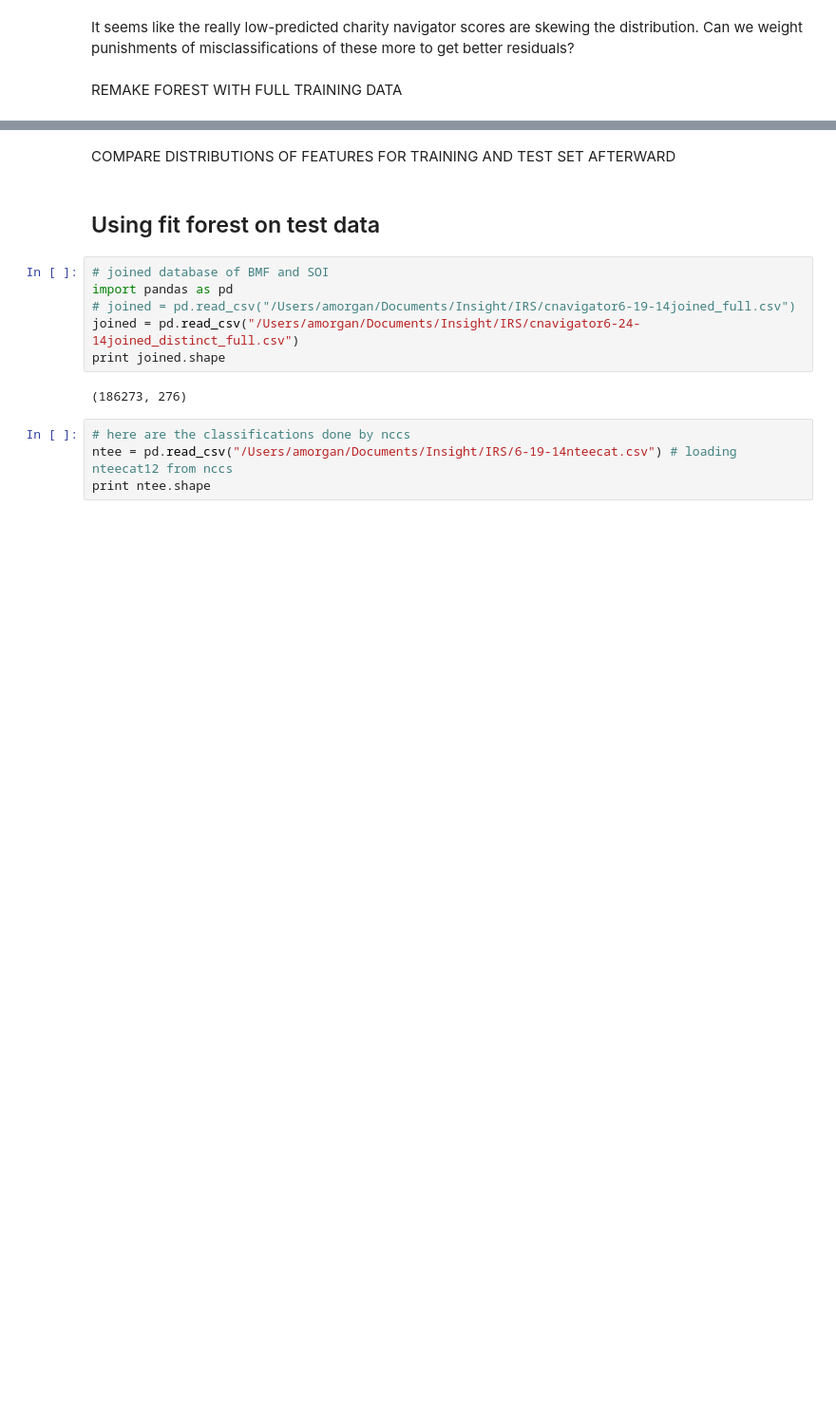
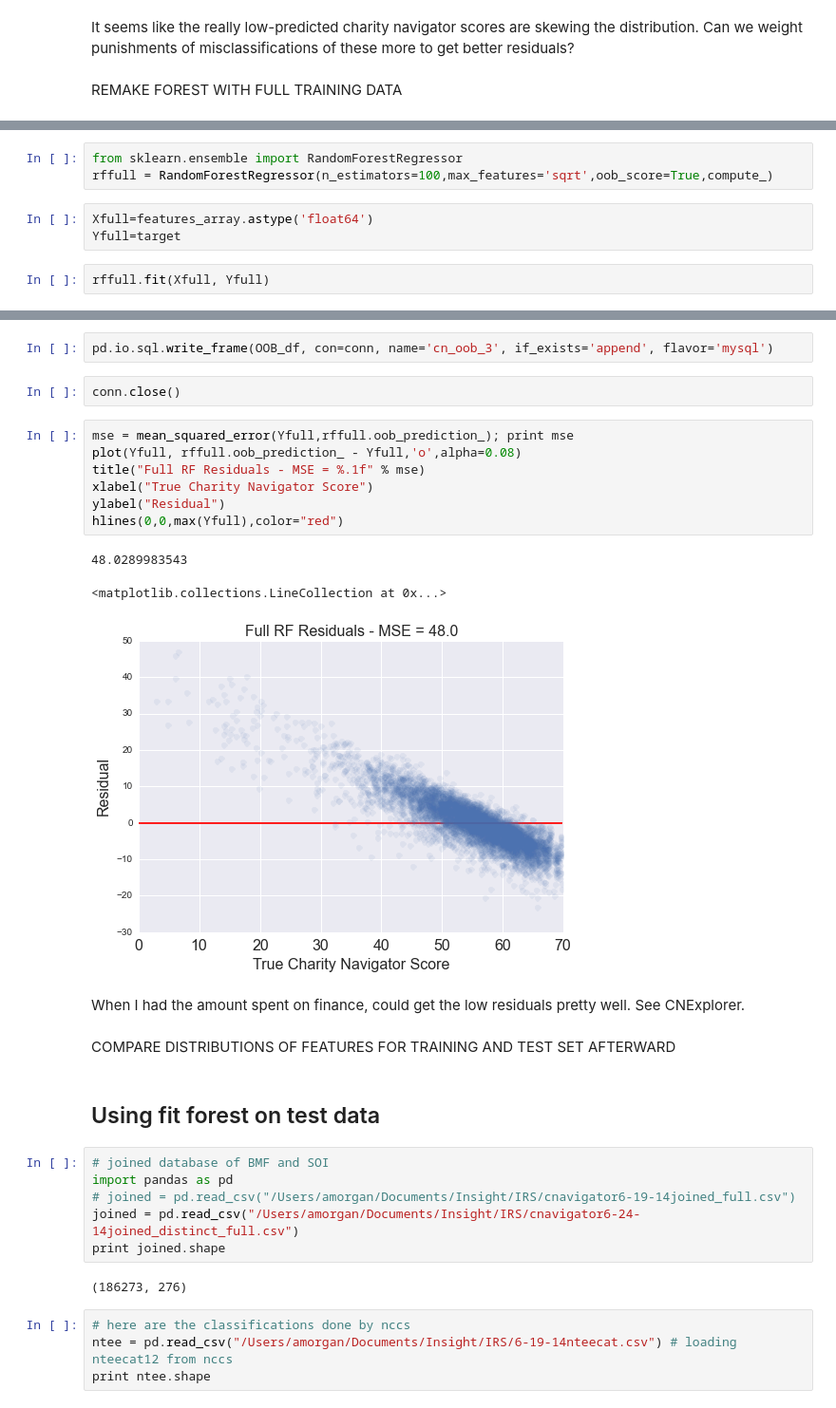
Before and after one commit to qmorgan/InsightSoft, a Jupyter notebook: IRS_Explorer.ipynb, the cells around one changed output, grey strips where cells are left out. Shown at 95% size. Cells and saved outputs as stored; diff of their text form; blank space fills up the shorter version.

```diff
--- a/IRS_Explorer.ipynb
+++ b/IRS_Explorer.ipynb
@@ -1090,0 +1094,8 @@ REMAKE FOREST WITH FULL TRAINING DATA
+# %%
+from sklearn.ensemble import RandomForestRegressor
+rffull = RandomForestRegressor(n_estimators=100,max_features='sqrt',oob_score=True,compute_)
+# %%
+Xfull=features_array.astype('float64')
+Yfull=target
+# %%
+rffull.fit(Xfull, Yfull)
@@ -1091,3 +1152,20 @@ REMAKE FOREST WITH FULL TRAINING DATA
+# %%
+pd.io.sql.write_frame(OOB_df, con=conn, name='cn_oob_3', if_exists='append', flavor='mysql')
+# %%
+conn.close()
+# %%
+mse = mean_squared_error(Yfull,rffull.oob_prediction_); print mse
+plot(Yfull, rffull.oob_prediction_ - Yfull,'o',alpha=0.08)
+title("Full RF Residuals - MSE = %.1f" % mse)
+xlabel("True Charity Navigator Score")
+ylabel("Residual")
+hlines(0,0,max(Yfull),color="red")
+# %% [output]
+48.0289983543
+<matplotlib.collections.LineCollection at 0x...>
+[figure, added]
+# %% [markdown]
+When I had the amount spent on finance, could get the low residuals pretty well. See CNExplorer.
 # %% [markdown]
 COMPARE DISTRIBUTIONS OF FEATURES FOR TRAINING AND TEST SET AFTERWARD
 # %% [markdown]
```
Also changed, not shown: parts of 22 cells of this notebook.
